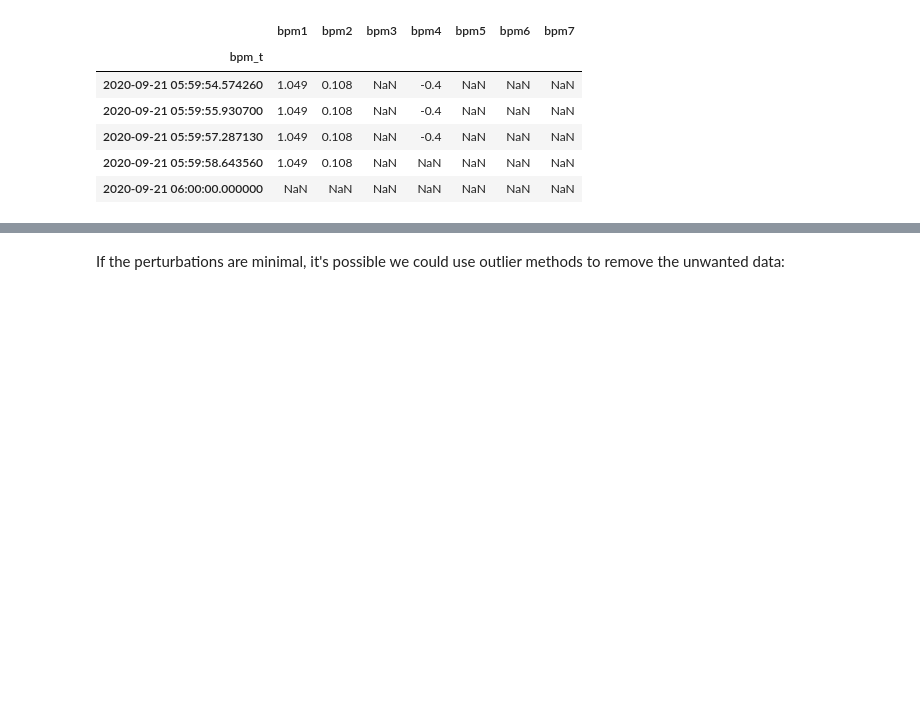
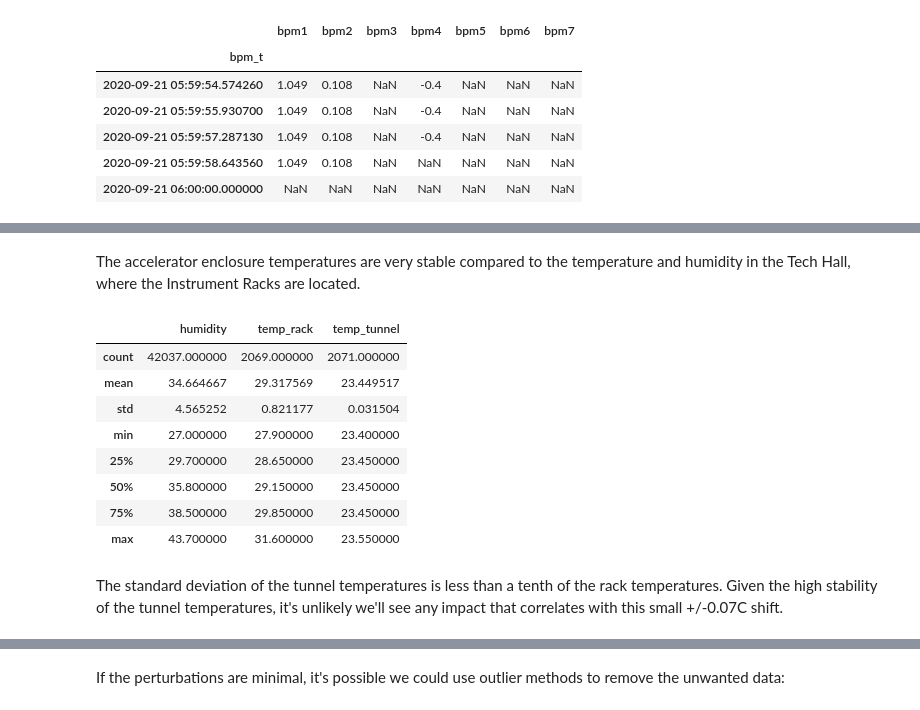
Before and after one commit to 20spaghetti/Electron-Beam-Position-Drift-Study, a Jupyter notebook: Electron Beam Position Drift Study.ipynb, the cells around one changed output, grey strips where cells are left out. Drawn from its saved outputs; the diff is of its cells as text; code cells hidden in the pictures; blank space fills up the shorter version.

```diff
--- a/Electron Beam Position Drift Study.ipynb
+++ b/Electron Beam Position Drift Study.ipynb
@@ -167,0 +150,16 @@ plt.show()
+# %% [markdown]
+The accelerator enclosure temperatures are very stable compared to the temperature and humidity in the Tech Hall, where the Instrument Racks are located.
+# %%
+pd.concat([humidity.describe(),temp_rack.describe(), temp_tunnel.describe()], axis =1)
+# %% [output]
+|  | humidity | temp_rack | temp_tunnel |
+| count | 42037.000000 | 2069.000000 | 2071.000000 |
+| mean | 34.664667 | 29.317569 | 23.449517 |
+| std | 4.565252 | 0.821177 | 0.031504 |
+| min | 27.000000 | 27.900000 | 23.400000 |
+| 25% | 29.700000 | 28.650000 | 23.450000 |
+| 50% | 35.800000 | 29.150000 | 23.450000 |
+| 75% | 38.500000 | 29.850000 | 23.450000 |
+| max | 43.700000 | 31.600000 | 23.550000 |
+# %% [markdown]
+The standard deviation of the tunnel temperatures is less than a tenth of the rack temperatures. Given the high stability of the tunnel temperatures, it's unlikely we'll see any impact that correlates with this small +/-0.07C shift.
```
Also changed, not shown: parts of 22 cells of this notebook.
